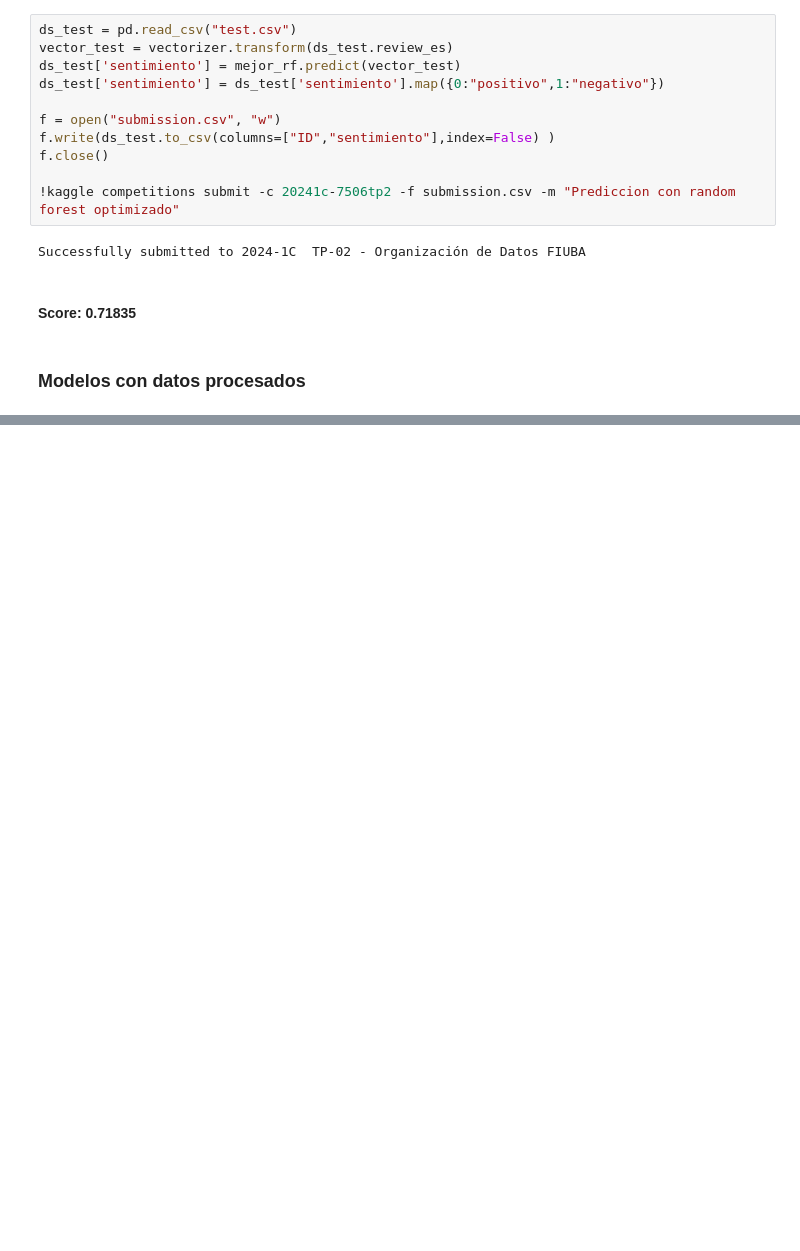
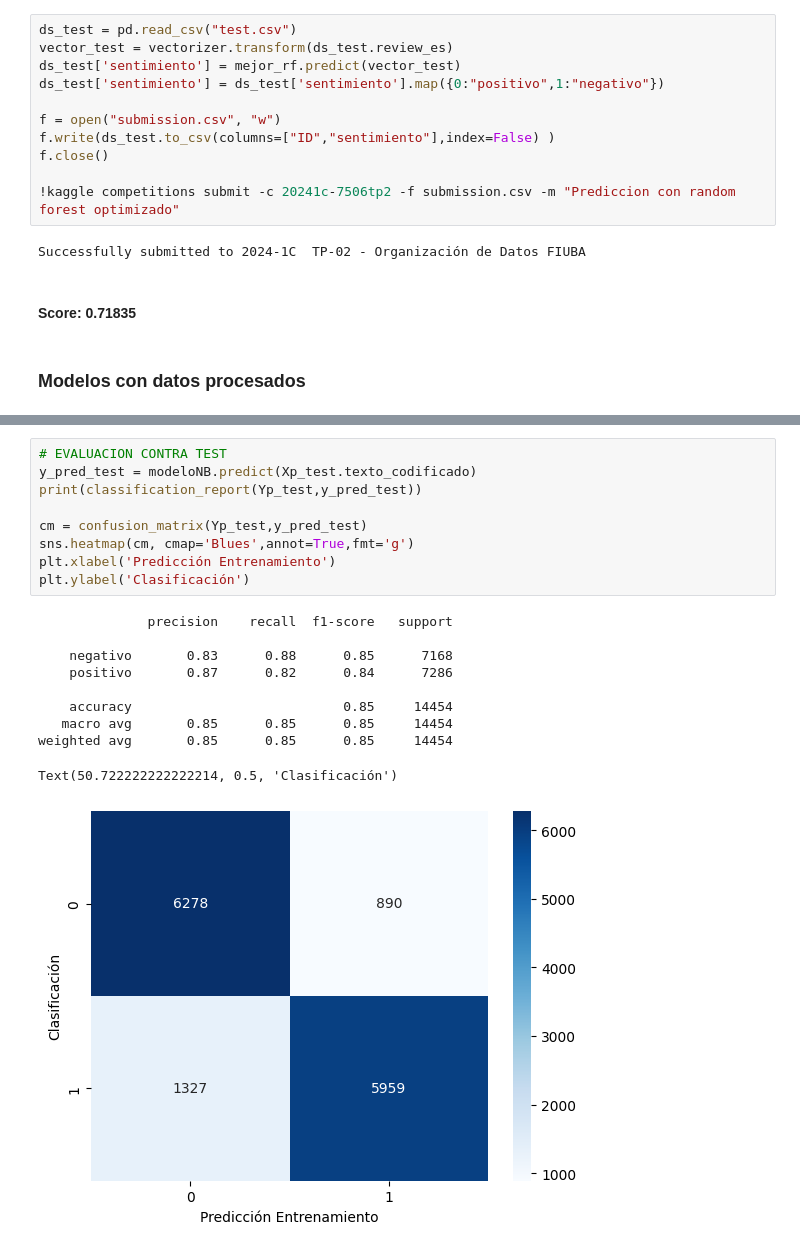
Before and after one commit to sttesta3/7506R-1C2024-GRUPO08, a Jupyter notebook: TP2_BayesNaive.ipynb, the cells around one changed output, grey strips where cells are left out. Drawn from its saved outputs; the diff is of its cells as text; blank space fills up the shorter version.

```diff
--- a/TP2_BayesNaive.ipynb
+++ b/TP2_BayesNaive.ipynb
@@ -433,0 +462,20 @@ Successfully submitted to 2024-1C  TP-02 - Organización de Datos FIUBA
+# %%
+# EVALUACION CONTRA TEST
+y_pred_test = modeloNB.predict(Xp_test.texto_codificado)
+print(classification_report(Yp_test,y_pred_test))
+
+cm = confusion_matrix(Yp_test,y_pred_test)
+sns.heatmap(cm, cmap='Blues',annot=True,fmt='g')
+plt.xlabel('Predicción Entrenamiento')
+plt.ylabel('Clasificación')
+# %% [output]
+              precision    recall  f1-score   support
+
+    negativo       0.83      0.88      0.85      7168
+    positivo       0.87      0.82      0.84      7286
+
+    accuracy                           0.85     14454
+   macro avg       0.85      0.85      0.85     14454
+weighted avg       0.85      0.85      0.85     14454
+Text(50.722222222222214, 0.5, 'Clasificación')
+[figure, added]
```
Also changed, not shown: parts of 11 cells of this notebook.
